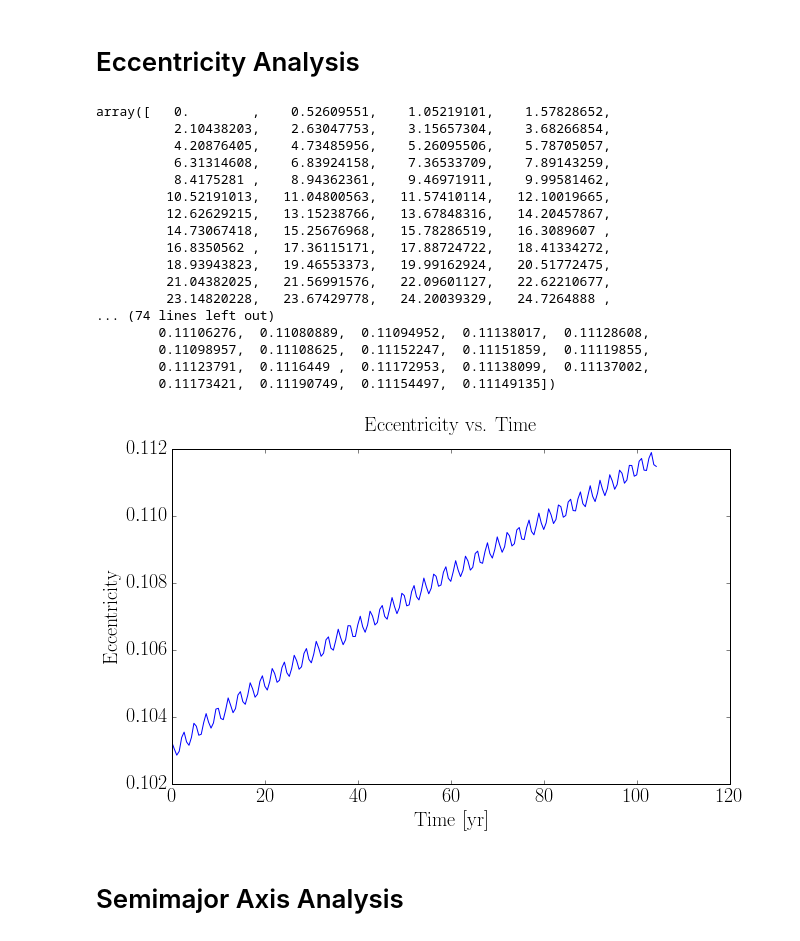
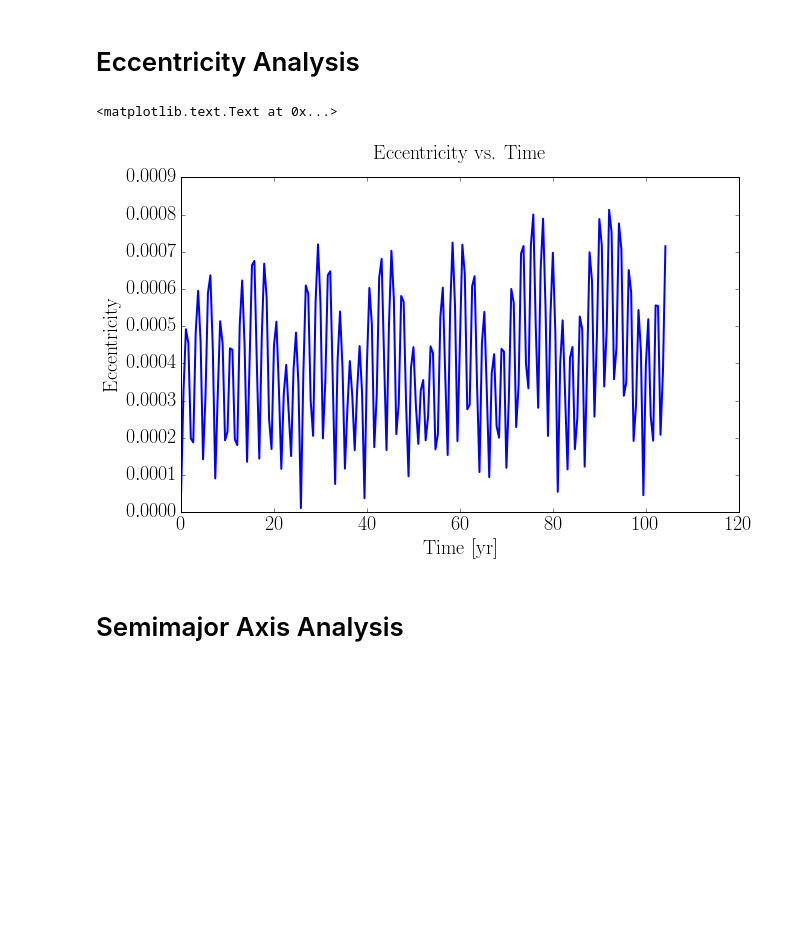
Before and after one commit to dflemin3/CBNotebooks, a Jupyter notebook: processSnapshots.ipynb, the cells around one changed output. Drawn from its saved outputs; the diff is of its cells as text; code cells hidden in the pictures; blank space fills up the shorter version.

```diff
--- a/processSnapshots.ipynb
+++ b/processSnapshots.ipynb
@@ -38,7 +38,7 @@ mpl.rcParams['font.size'] = 20.0
 User must provide to the variable "cwd" the full directory name of the dir where the data is.  Then, set the flags to get the analysis you want.
 # %%
 #Tell code where data is
-cwd = '/astro/users/dflemin3/Desktop/sims/k38_e_0.1032_dEta_0.005_100yrs'
+cwd = '/astro/users/dflemin3/Desktop/sims/k38_e_0_dEta_0.005_100yrs'
 os.chdir(cwd)
 # %%
 #Flags to control output.  Can be passed as command line arguments if I make this a script in the future
@@ -343,33 +343,17 @@ Loading from k38_snap archive.
 # Eccentricity Analysis
 # %%
 #Produce plot of e vs time
-plt.plot(time,orbElems[:,e],label="Simulation")
+plt.plot(time,orbElems[:,e],label="Simulation",linewidth=2)
 plt.ylabel("Eccentricity")
 plt.xlabel("Time [yr]")
 plt.title("Eccentricity vs. Time",y=1.04)
 
 #print repr(time[:])
 #print repr(orbElems[:,e])
 #plt.savefig("10.27.2015_binEVsTime_e_0.05_520yr.pdf")
 # %% [output]
-array([   0.        ,    0.52609551,    1.05219101,    1.57828652,
-          2.10438203,    2.63047753,    3.15657304,    3.68266854,
-          4.20876405,    4.73485956,    5.26095506,    5.78705057,
-          6.31314608,    6.83924158,    7.36533709,    7.89143259,
-          8.4175281 ,    8.94362361,    9.46971911,    9.99581462,
-         10.52191013,   11.04800563,   11.57410114,   12.10019665,
-         12.62629215,   13.15238766,   13.67848316,   14.20457867,
-         14.73067418,   15.25676968,   15.78286519,   16.3089607 ,
-         16.8350562 ,   17.36115171,   17.88724722,   18.41334272,
-         18.93943823,   19.46553373,   19.99162924,   20.51772475,
-         21.04382025,   21.56991576,   22.09601127,   22.62210677,
-         23.14820228,   23.67429778,   24.20039329,   24.7264888 ,
-... (74 lines left out)
-        0.11106276,  0.11080889,  0.11094952,  0.11138017,  0.11128608,
-        0.11098957,  0.11108625,  0.11152247,  0.11151859,  0.11119855,
-        0.11123791,  0.1116449 ,  0.11172953,  0.11138099,  0.11137002,
-        0.11173421,  0.11190749,  0.11154497,  0.11149135])
+<matplotlib.text.Text at 0x...>
-[figure, old version]
+[figure, new version]
 # %% [markdown]
 # Semimajor Axis Analysis
 # %%
```
Also changed, not shown: parts of 33 cells of this notebook.
